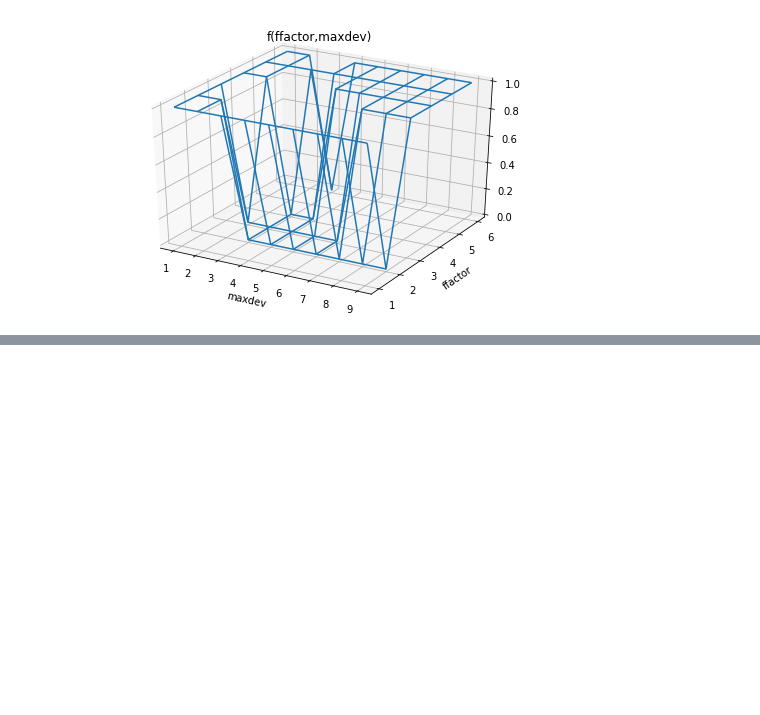
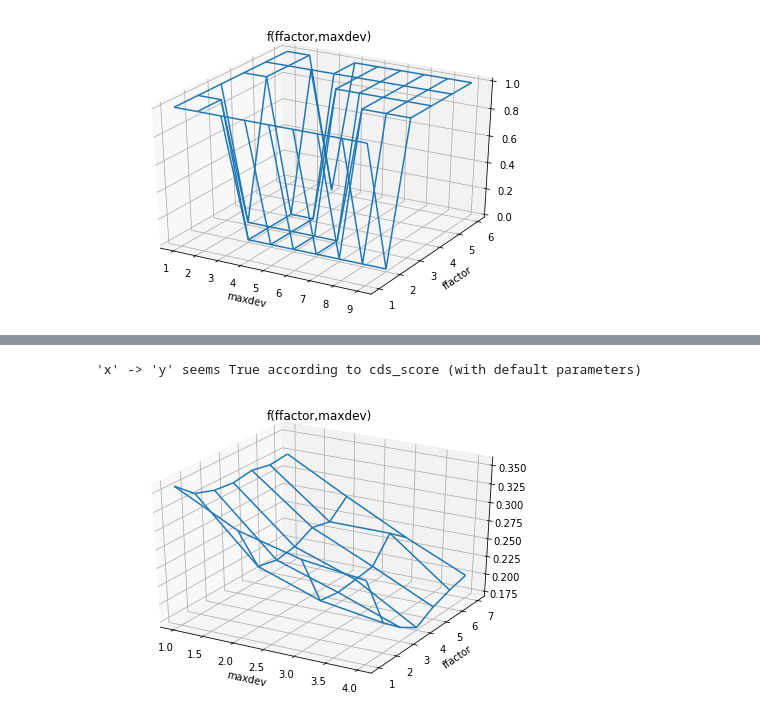
Before and after one commit to muoten/causal-discovery-playground, a Jupyter notebook: automatic_pairwise_causal_discovery_via_cds.ipynb, the cells around one changed output, grey strips where cells are left out. Cells and saved outputs as stored; diff of their text form; code cells hidden in the pictures; blank space fills up the shorter version.

```diff
--- a/automatic_pairwise_causal_discovery_via_cds.ipynb
+++ b/automatic_pairwise_causal_discovery_via_cds.ipynb
@@ -345,0 +433,14 @@ plot_meshgrid(F_RANGE,D_RANGE,cds_score)
+# %%
+myresult = test_pairwise_cds_score(COL_X, COL_Y, CDS())
+print("'{}' -> '{}' seems {} according to cds_score (with default parameters)".format(COL_X, COL_Y, myresult))
+# %% [output]
+'x' -> 'y' seems True according to cds_score (with default parameters)
+# %%
+# I make a grid with ffactor from 1 to 7 and maxdev from 1 to 4. Higher values generate >50% filtered samples
+F_RANGE = np.arange(1, 8, 1)
+D_RANGE = np.arange(1, 5, 1)
+
+error = test_discretization_error_grid_params(COL_X, COL_Y, F_RANGE, D_RANGE, minc=12)
+plot_meshgrid(F_RANGE,D_RANGE,error, interactive=False)
+# %% [output]
+[figure, added]
```
Also changed, not shown: parts of 21 cells of this notebook.
